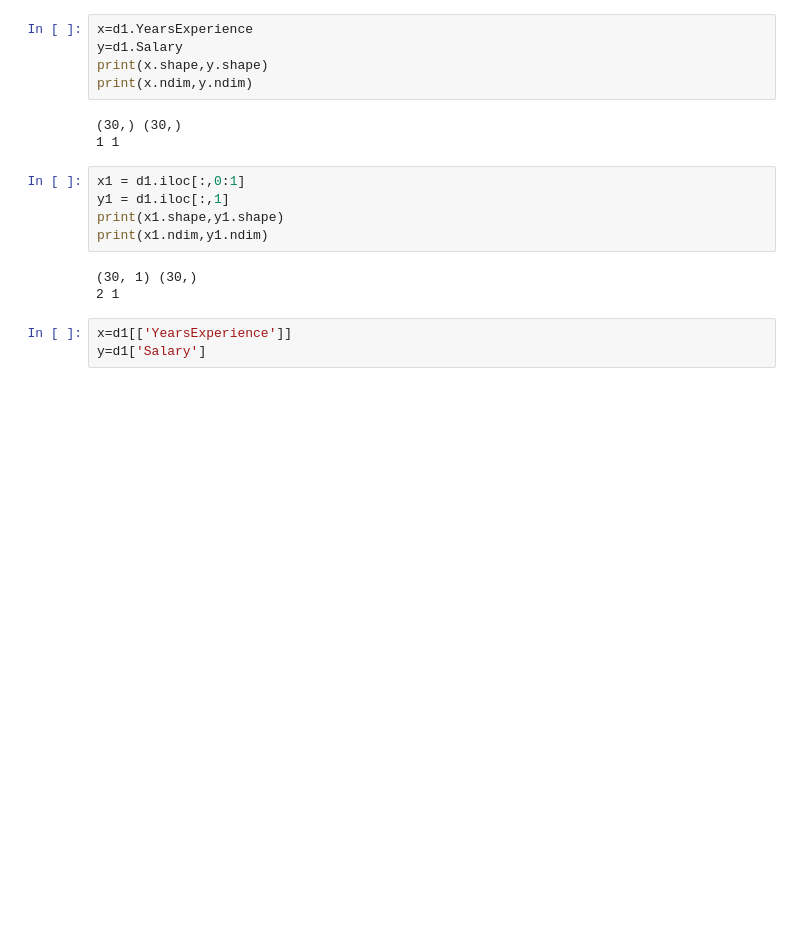
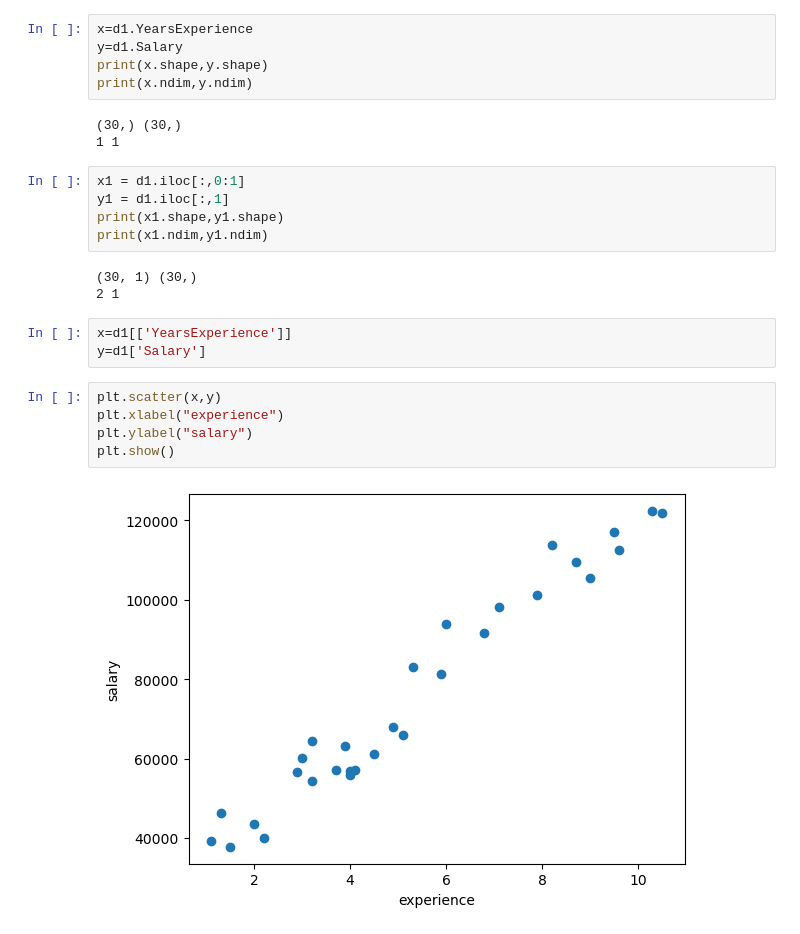
Before and after one commit to rudrarathore169/data-engineering, a Jupyter notebook: python cranes/ml_start.ipynb, the cells around one changed output. Saved outputs shown, nothing was run; the diff lists cells and outputs as text; blank space fills up the shorter version.

```diff
--- a/python cranes/ml_start.ipynb
+++ b/python cranes/ml_start.ipynb
@@ -45,3 +45,10 @@ print(x1.ndim,y1.ndim)
 # %%
 x=d1[['YearsExperience']]
 y=d1['Salary']
+# %%
+plt.scatter(x,y)
+plt.xlabel("experience")
+plt.ylabel("salary")
+plt.show()
+# %% [output]
+[figure, added]
```
Also changed, not shown: parts of 8 cells of this notebook.
